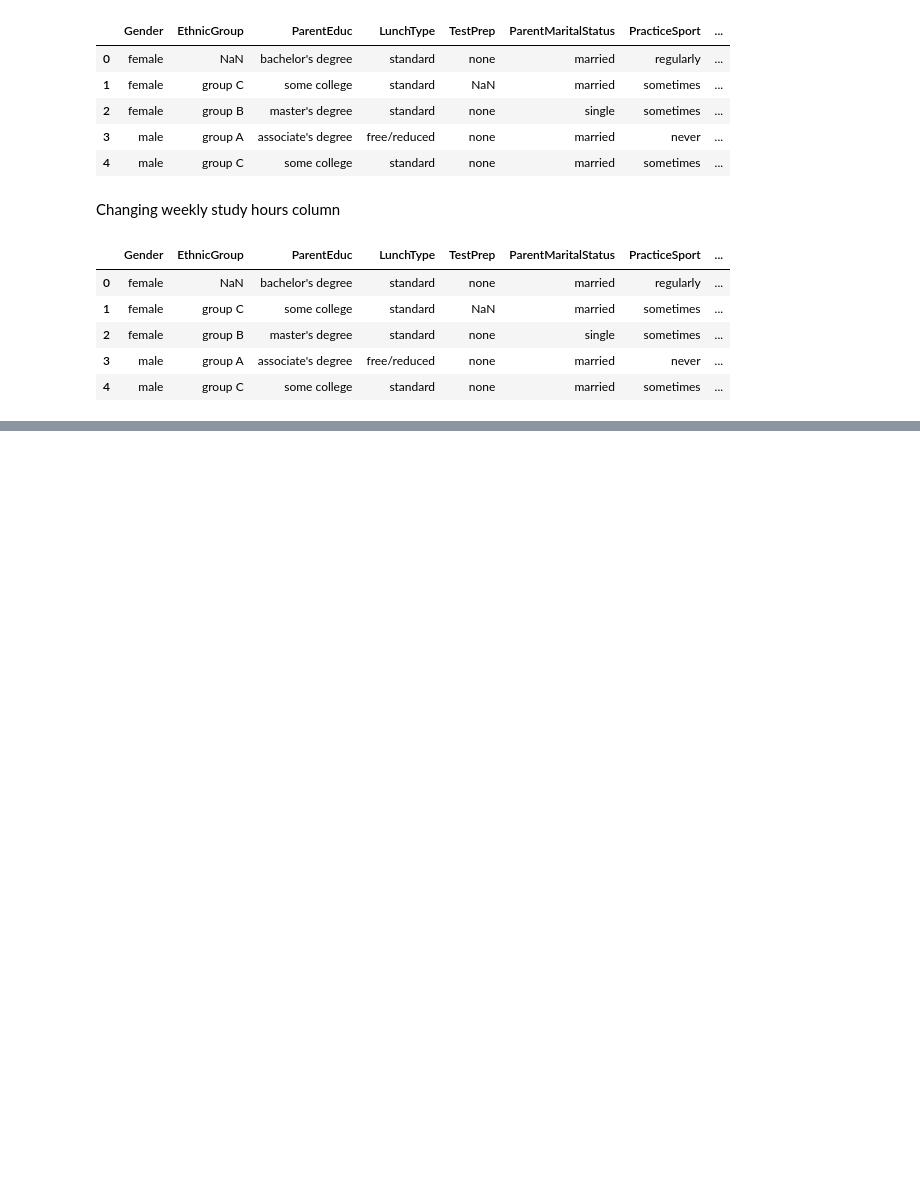
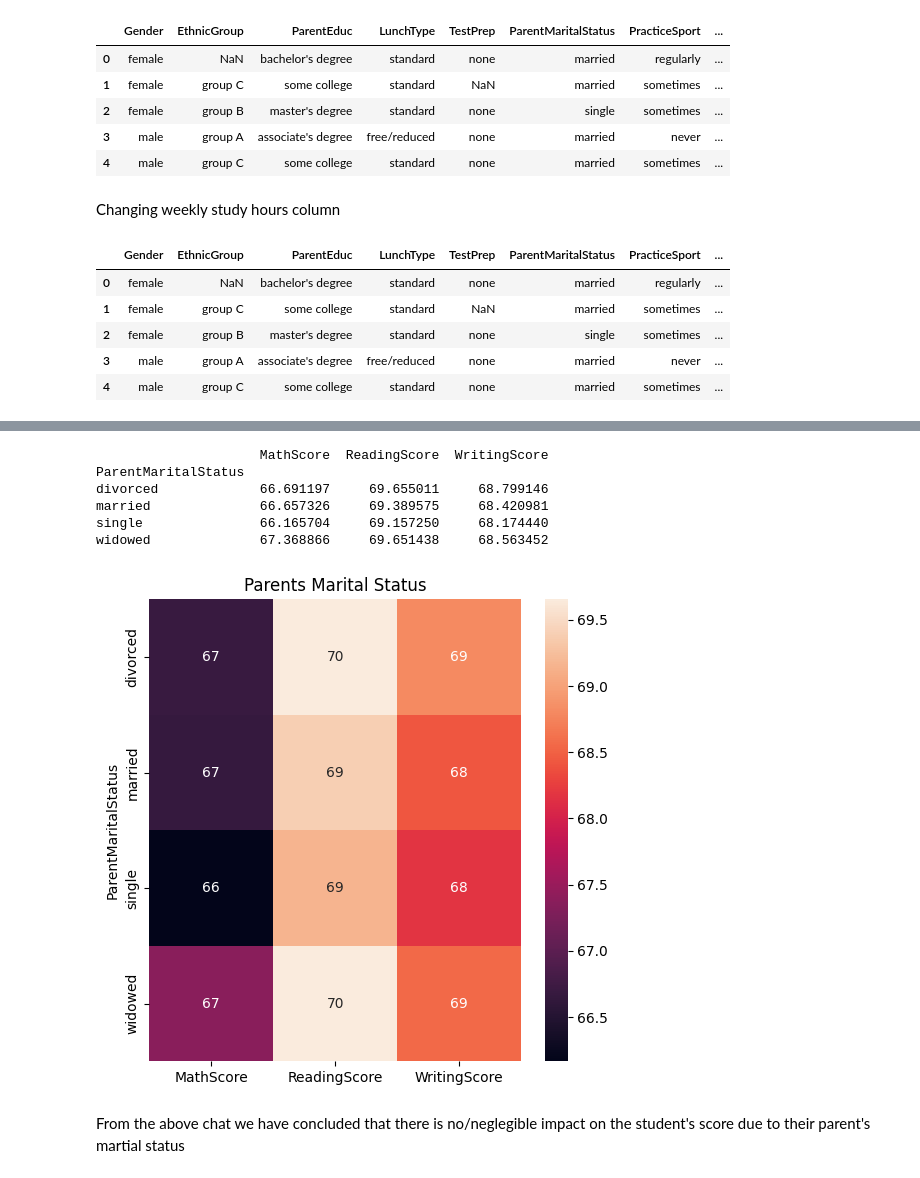
Before and after one commit to swikargyawali/student-ml-system, a Jupyter notebook: Student Result Analysis/projects.ipynb, the cells around one changed output, grey strips where cells are left out. Drawn from its saved outputs; the diff is of its cells as text; code cells hidden in the pictures; blank space fills up the shorter version.

```diff
--- a/Student Result Analysis/projects.ipynb
+++ b/Student Result Analysis/projects.ipynb
@@ -96,0 +137,19 @@ df.head()
+# %%
+gb1=df.groupby("ParentMaritalStatus").agg({"MathScore":"mean","ReadingScore":"mean","WritingScore":"mean"})
+print(gb1)
+# %% [output]
+                     MathScore  ReadingScore  WritingScore
+ParentMaritalStatus
+divorced             66.691197     69.655011     68.799146
+married              66.657326     69.389575     68.420981
+single               66.165704     69.157250     68.174440
+widowed              67.368866     69.651438     68.563452
+# %%
+plt.figure(figsize=(6,6))
+sns.heatmap(gb1,annot=True)
+plt.title("Parents Marital Status")
+plt.show()
+# %% [output]
+[figure, added]
+# %% [markdown]
+From the above chat we have concluded that there is no/neglegible impact on the student's score due to their parent's martial status
```
Also changed, not shown: parts of 8 cells of this notebook.
